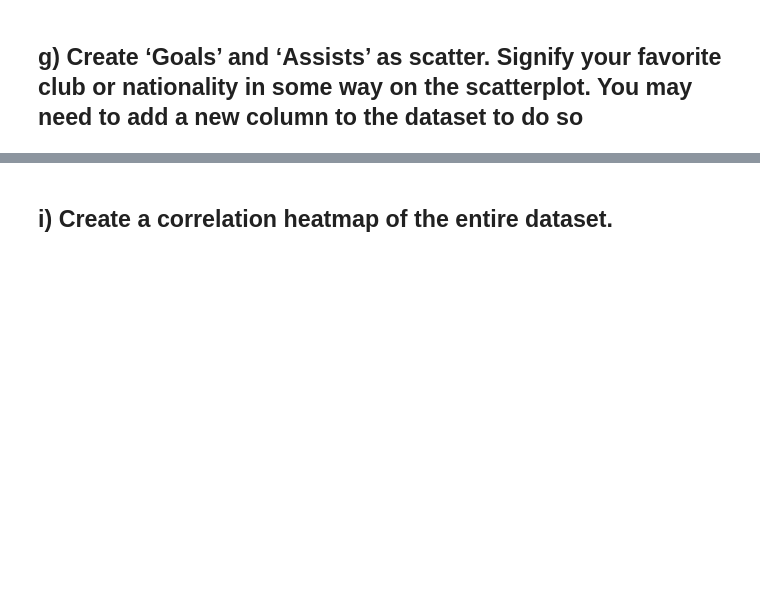
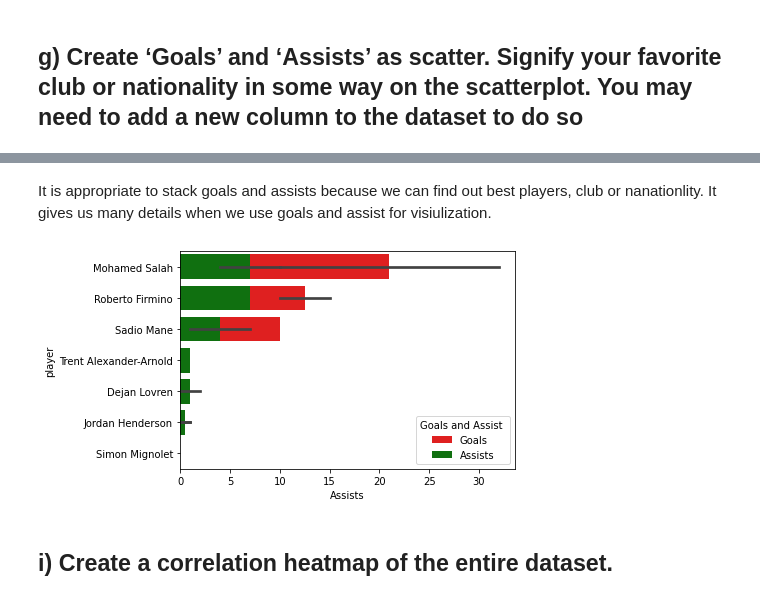
Before and after one commit to bidhan7/Data-Processing-Visualization-, a Jupyter notebook: Exam3.ipynb, the cells around one changed output, grey strips where cells are left out. Saved outputs shown, nothing was run; the diff lists cells and outputs as text; code cells hidden in the pictures; blank space fills up the shorter version.

```diff
--- a/Exam3.ipynb
+++ b/Exam3.ipynb
@@ -149,3 +187,12 @@ Text(0.5, 1.0, 'A scatterplot of goals and assists')
+# %% [markdown]
+It is appropriate to stack goals and assists because we can find out best players, club or nanationlity. It gives us many details when we use goals and assist for visiulization.
+# %%
+sns.barplot(x='Goals', y='player', data=d, label="Goals", color="red")
+sns.barplot(x='Assists', y='player', data=d, label="Assists", color="green")
+plt.legend( title= 'Goals and Assist',loc="lower right")
+plt.show()
+# %% [output]
+[figure, added]
 # %% [markdown]
 ## i) Create a correlation heatmap of the entire dataset.
 # %%
```
Also changed, not shown: parts of 10 cells of this notebook.
